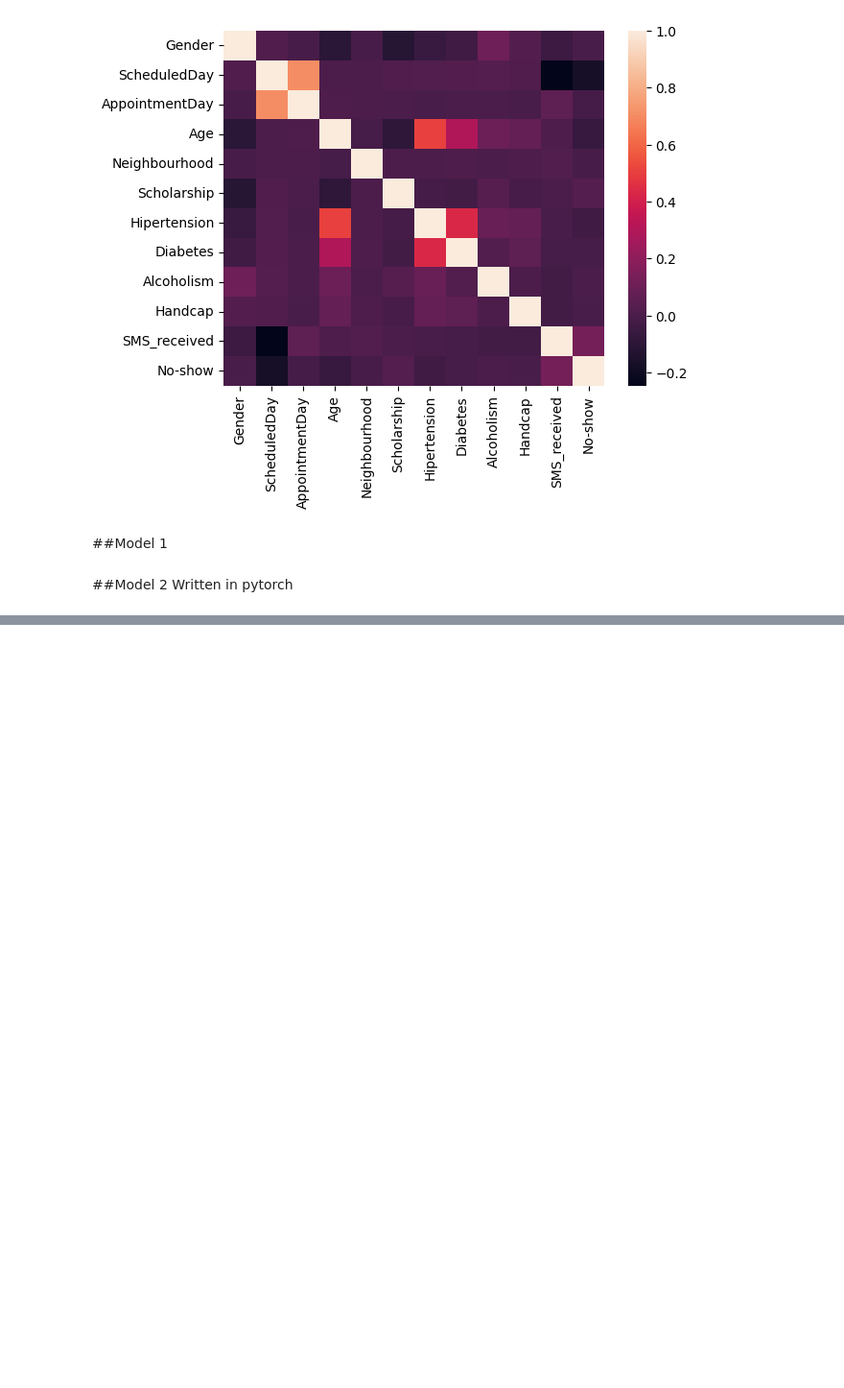
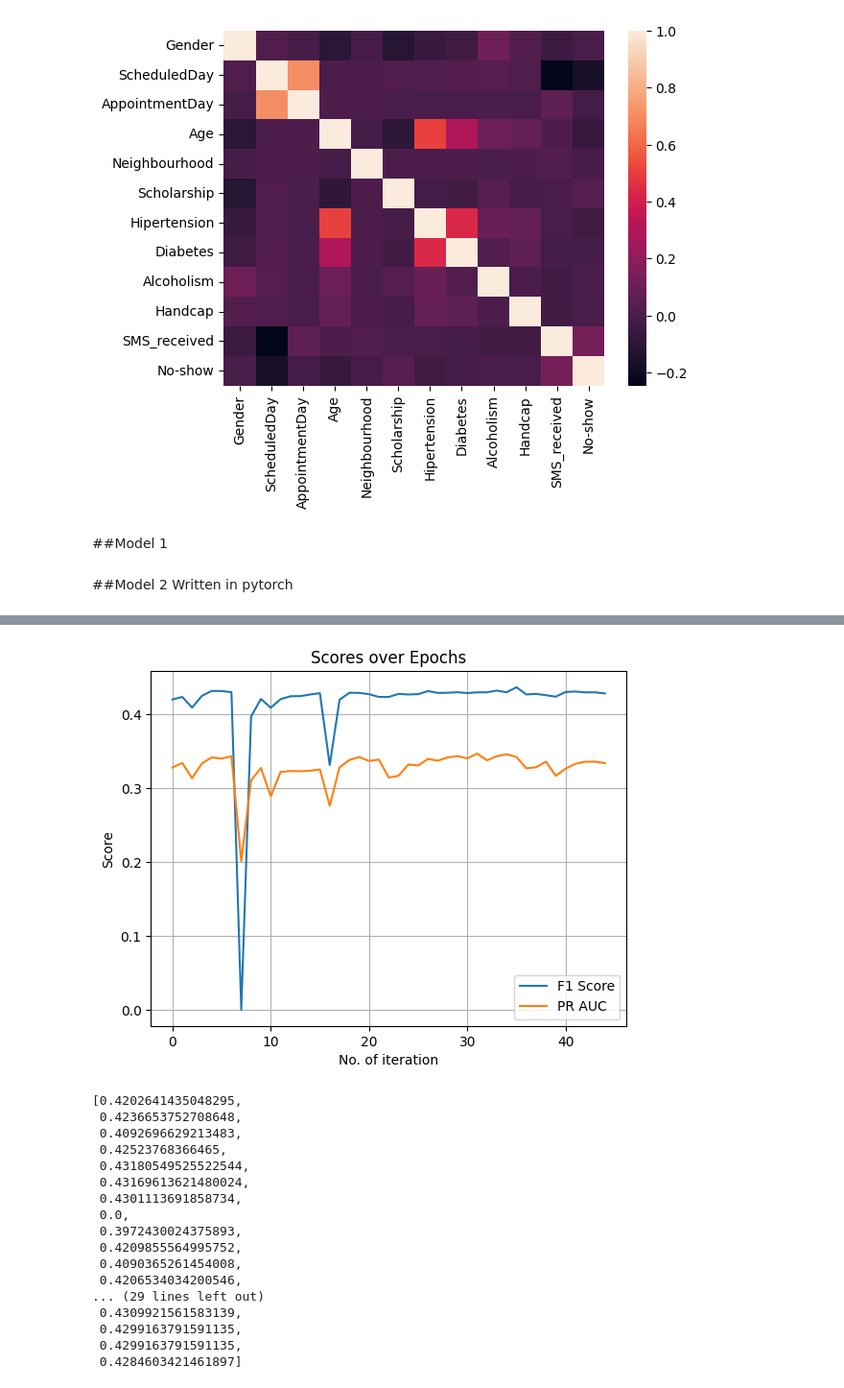
Before and after one commit to Wvidit/24035066-CSOC-IG, a Jupyter notebook: Vanilla-Neural-Network/model.ipynb, the cells around one changed output, grey strips where cells are left out. Shown at 96% size. Cells and saved outputs as stored; diff of their text form; code cells hidden in the pictures; blank space fills up the shorter version.

```diff
--- a/Vanilla-Neural-Network/model.ipynb
+++ b/Vanilla-Neural-Network/model.ipynb
@@ -366,13 +374,31 @@ torch.save(model.state_dict(), 'model_weights' +str(n) + ".pth")
 # %%
 plt.plot(F1_history, label="F1 Score")
 plt.plot(PR_AUC_history, label="PR AUC")
 plt.xlabel("No. of iteration")
 plt.ylabel("Score")
 plt.title("Scores over Epochs")
 plt.legend()
 plt.grid()
 plt.show()
-F1_history
+# %% [output]
+[figure, added]
+[0.4202641435048295,
+ 0.4236653752708648,
+ 0.4092696629213483,
+ 0.42523768366465,
+ 0.43180549525522544,
+ 0.43169613621480024,
+ 0.4301113691858734,
+ 0.0,
+ 0.3972430024375893,
+ 0.4209855564995752,
+ 0.4090365261454008,
+ 0.4206534034200546,
+... (29 lines left out)
+ 0.4309921561583139,
+ 0.4299163791591135,
+ 0.4299163791591135,
+ 0.4284603421461897]
 # %%
 from sklearn.metrics import (
     accuracy_score, f1_score, precision_recall_curve,
```
Also changed, not shown: parts of 8 cells of this notebook.
